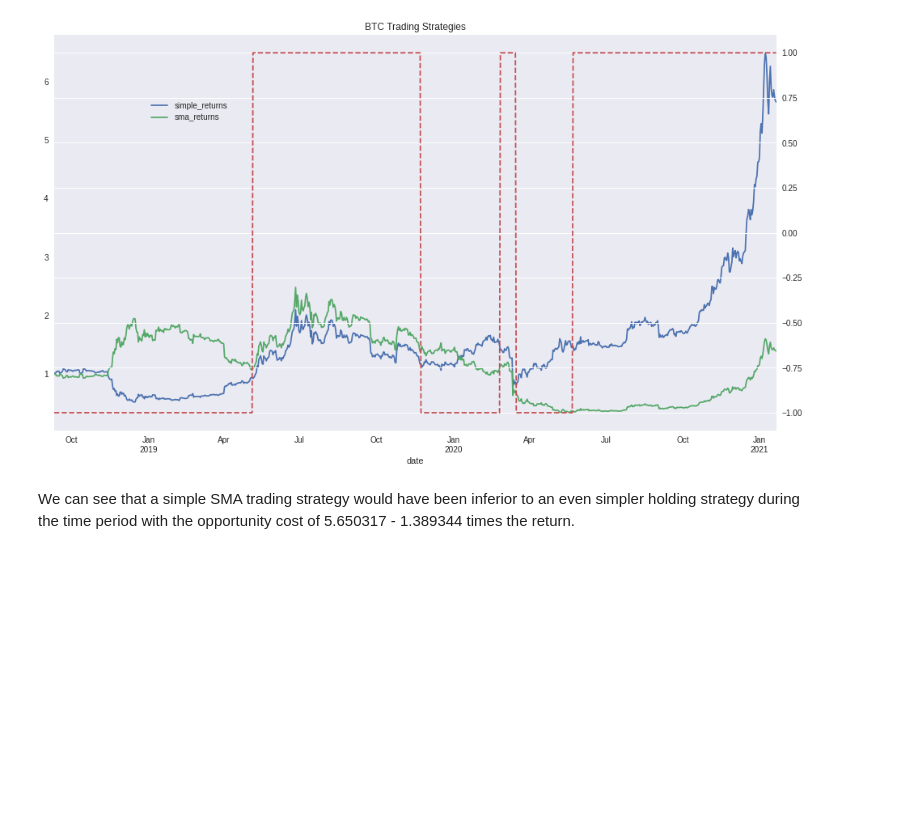
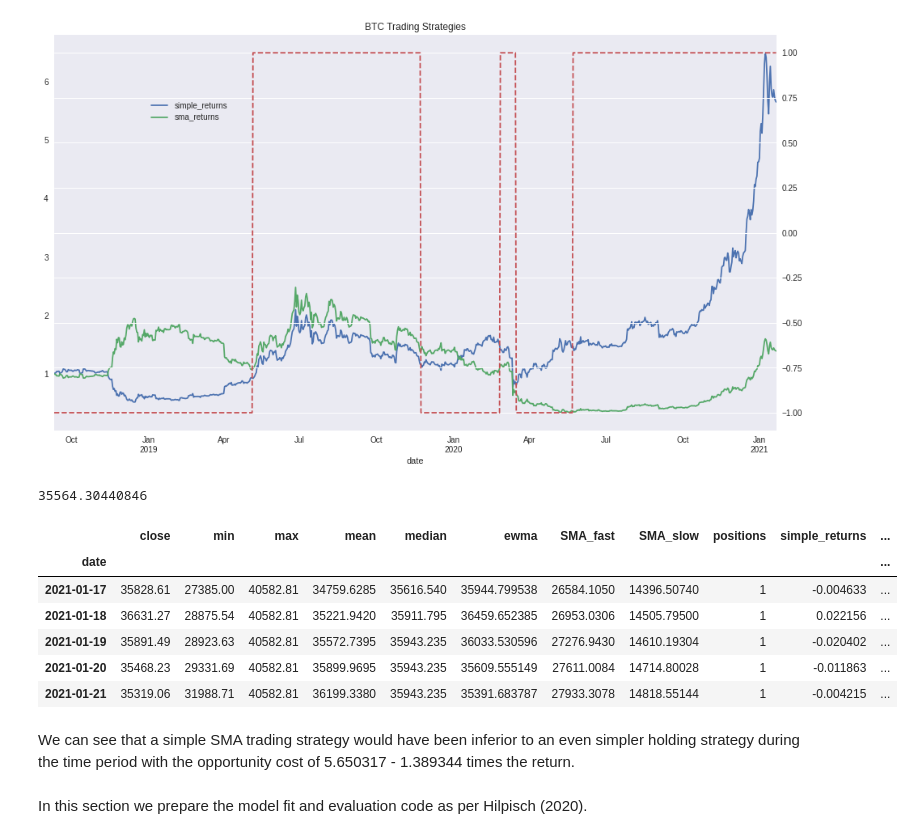
Before and after one commit to rsiwicki/rock_dex, a Jupyter notebook: blockchain_labs_rockdex.ipynb, the cells around one changed output. Cells and saved outputs as stored; diff of their text form; code cells hidden in the pictures; blank space fills up the shorter version.

```diff
--- a/blockchain_labs_rockdex.ipynb
+++ b/blockchain_labs_rockdex.ipynb
@@ -468,5 +499,21 @@ df_BTC_close_daily['positions'].plot(ax=ax, secondary_y='positions', style='--')
 ax.get_legend().set_bbox_to_anchor((0.25,0.85))
 # %% [output]
 [figure]
+# %%
+6338.62 * 5.610733
+# %% [output]
+35564.30440846
+# %%
+df_BTC_close_daily.tail()
+# %% [output]
+|  | close | min | max | mean | median | ewma | SMA_fast | SMA_slow | positions | simple_returns | ... |
+| date |  |  |  |  |  |  |  |  |  |  | ... |
+| 2021-01-17 | 35828.61 | 27385.00 | 40582.81 | 34759.6285 | 35616.540 | 35944.799538 | 26584.1050 | 14396.50740 | 1 | -0.004633 | ... |
+| 2021-01-18 | 36631.27 | 28875.54 | 40582.81 | 35221.9420 | 35911.795 | 36459.652385 | 26953.0306 | 14505.79500 | 1 | 0.022156 | ... |
+| 2021-01-19 | 35891.49 | 28923.63 | 40582.81 | 35572.7395 | 35943.235 | 36033.530596 | 27276.9430 | 14610.19304 | 1 | -0.020402 | ... |
+| 2021-01-20 | 35468.23 | 29331.69 | 40582.81 | 35899.9695 | 35943.235 | 35609.555149 | 27611.0084 | 14714.80028 | 1 | -0.011863 | ... |
+| 2021-01-21 | 35319.06 | 31988.71 | 40582.81 | 36199.3380 | 35943.235 | 35391.683787 | 27933.3078 | 14818.55144 | 1 | -0.004215 | ... |
 # %% [markdown]
 We can see that a simple SMA trading strategy would have been inferior to an even simpler holding strategy during the time period with the opportunity cost of 5.650317 - 1.389344 times the return.
+# %% [markdown]
+In this section we prepare the model fit and evaluation code as per Hilpisch (2020).
```
Also changed, not shown: parts of 42 cells of this notebook.
